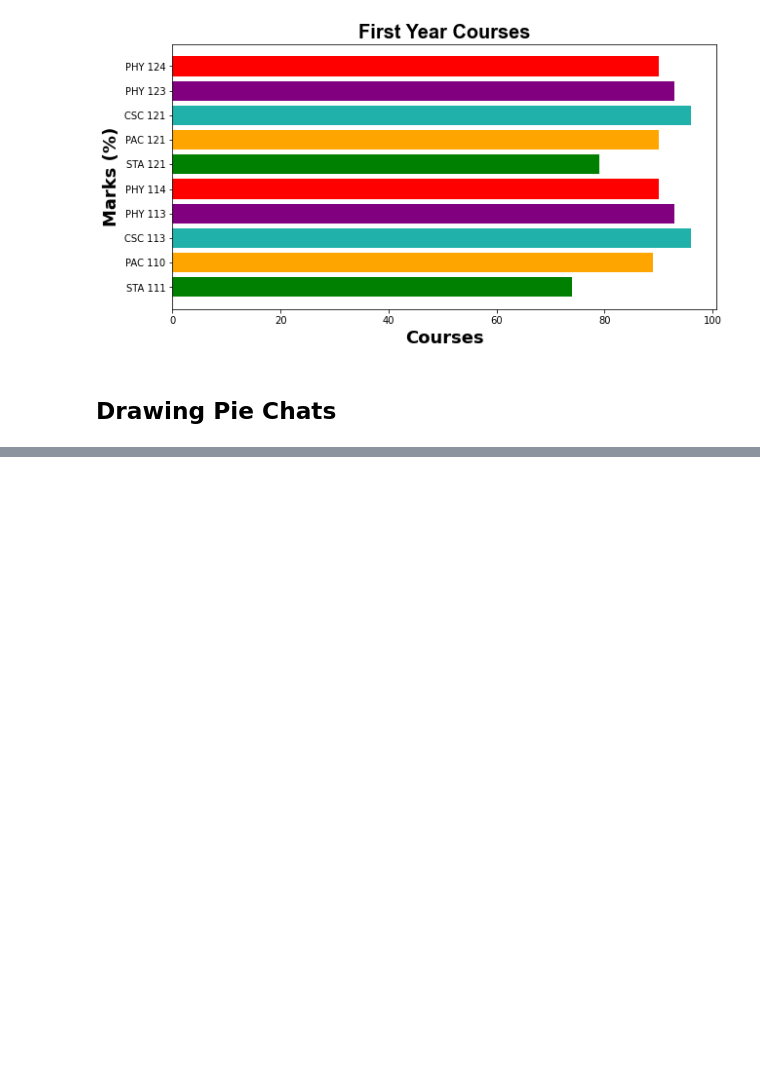
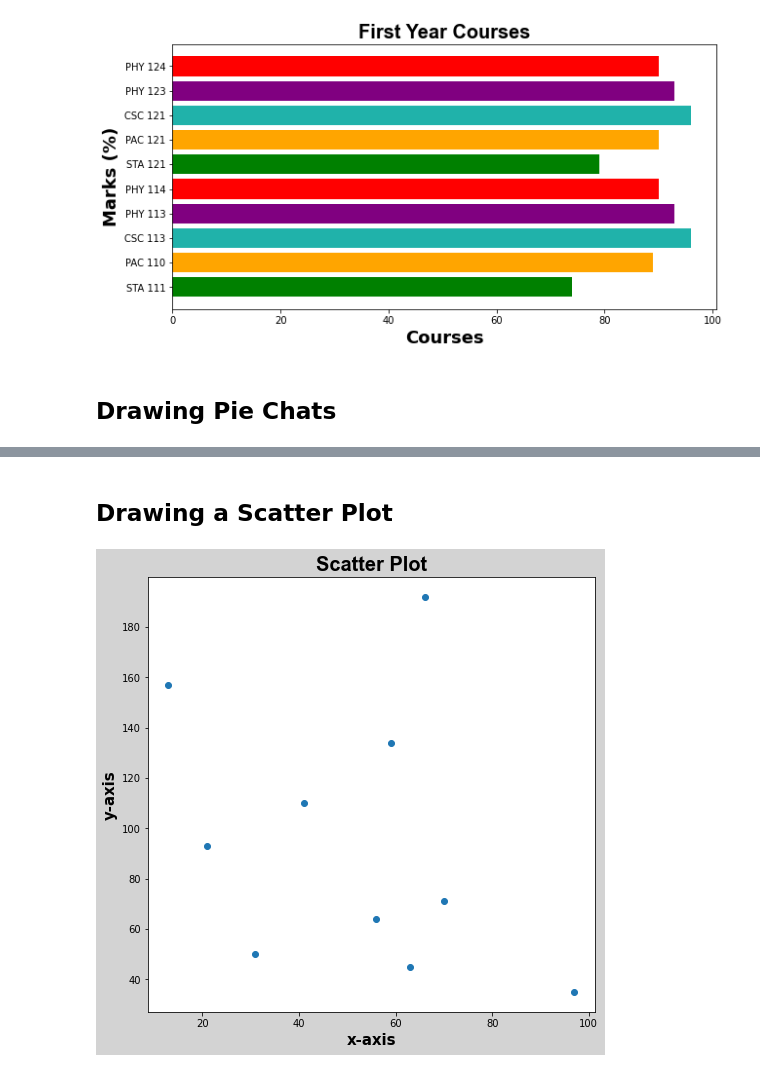
Before and after one commit to CrispenGari/Data-Visualisation-Python, a Jupyter notebook: matplotlib.ipynb, the cells around one changed output, grey strips where cells are left out. Drawn from its saved outputs; the diff is of its cells as text; code cells hidden in the pictures; blank space fills up the shorter version.

```diff
--- a/matplotlib.ipynb
+++ b/matplotlib.ipynb
@@ -76,0 +117,15 @@ plt.show()
+# %% [markdown]
+## Drawing a Scatter Plot
+# %%
+# matplotlib.pyplot.scatter(x, y, s=None, c=None, marker=None, cmap=None, norm=None, vmin=None, vmax=None, alpha=None, linewidths=None, verts=<deprecated parameter>, edgecolors=None, *, plotnonfinite=False, data=None, **kwargs)
+
+x = np.random.randint(5, 100, 10)
+y = np.random.randint(0, 200, 10)
+
+plt.scatter(x, y)
+plt.title("Scatter Plot", fontfamily="Arial", fontweight="bold", fontsize=20)
+plt.xlabel("x-axis", fontweight="bold", fontsize=15)
+plt.ylabel("y-axis", fontweight="bold", fontsize=15)
+plt.show()
+# %% [output]
+[figure, added]
```
Also changed, not shown: parts of 21 cells of this notebook, 4 other files.
